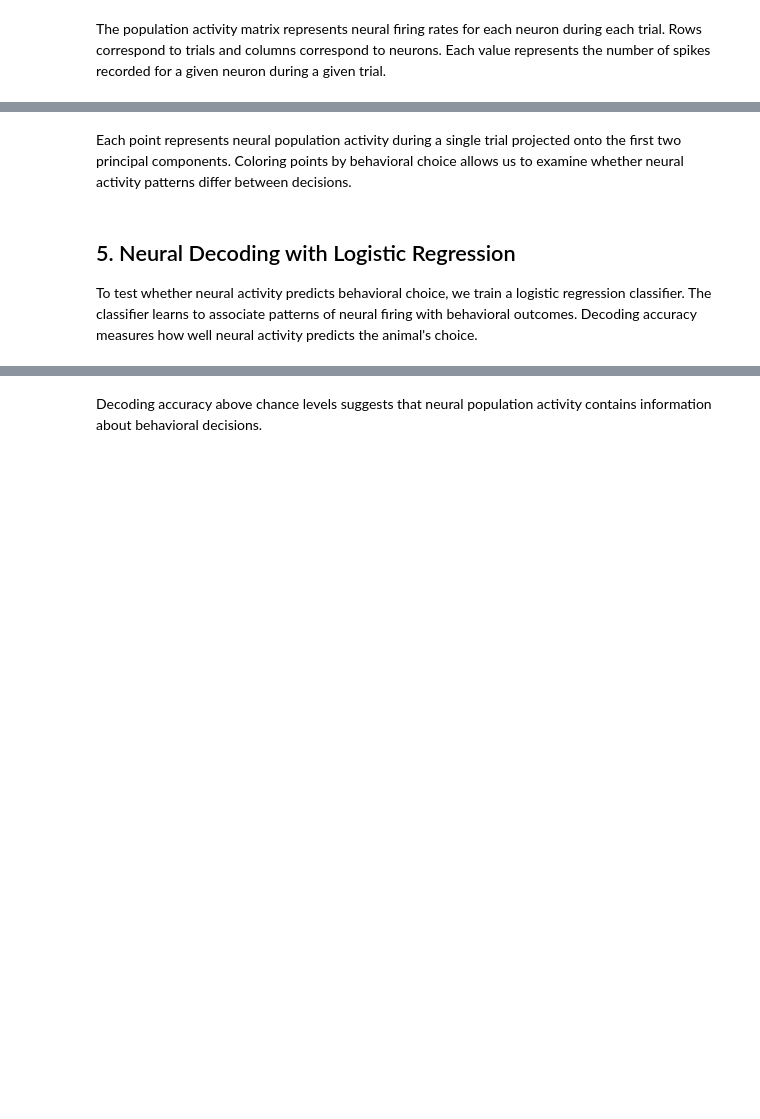
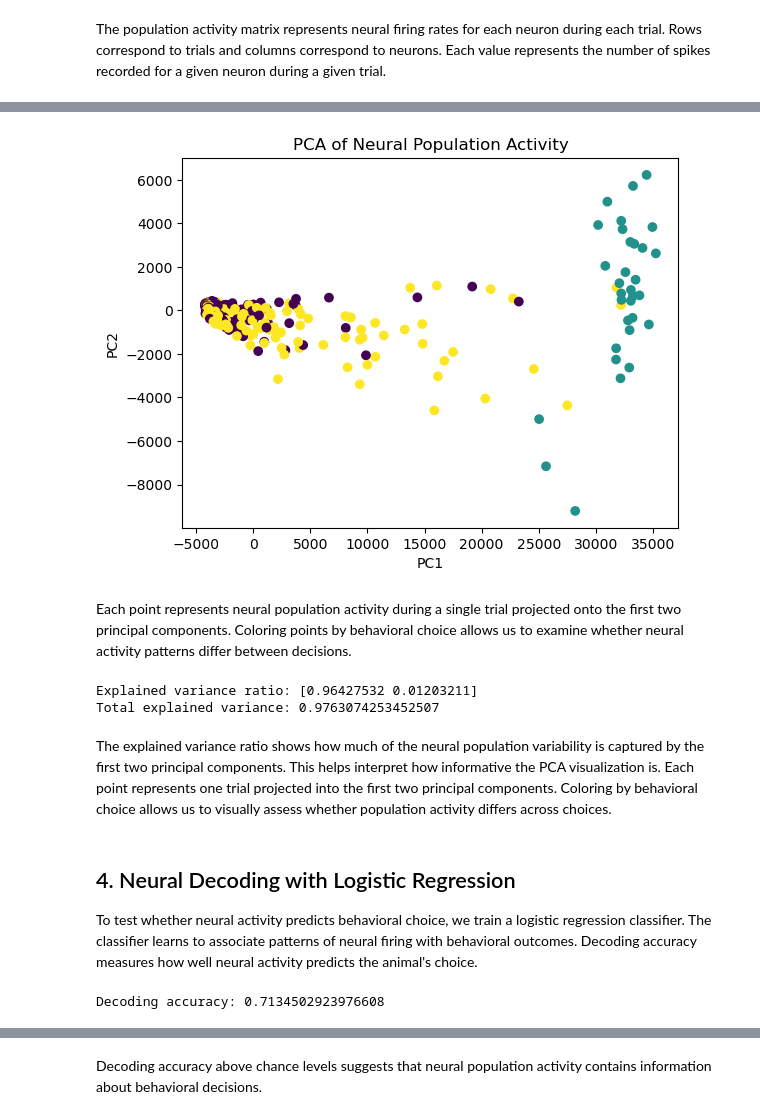
Before and after one commit to ishikanahar/Bipn162FinalProject, a Jupyter notebook: notebooks/neural_decoding_project.ipynb, the cells around one changed output, grey strips where cells are left out. Cells and saved outputs as stored; diff of their text form; code cells hidden in the pictures; blank space fills up the shorter version.

```diff
--- a/notebooks/neural_decoding_project.ipynb
+++ b/notebooks/neural_decoding_project.ipynb
@@ -79,23 +154,35 @@ X = population_matrix.values
 pca = PCA(n_components=2)
 X_pca = pca.fit_transform(X)
 # %%
-plt.scatter(X_pca[:,0], X_pca[:,1], c=trials["choice"])
+plt.scatter(X_pca[:,0], X_pca[:,1], c=y
+            )
 
 plt.xlabel("PC1")
 plt.ylabel("PC2")
 plt.title("PCA of Neural Population Activity")
 plt.show()
+# %% [output]
+[figure, added]
 # %% [markdown]
 Each point represents neural population activity during a single trial projected onto the first two principal components. Coloring points by behavioral choice allows us to examine whether neural activity patterns differ between decisions.
+# %%
+pca = PCA(n_components=2)
+X_pca = pca.fit_transform(X)
+
+print("Explained variance ratio:", pca.explained_variance_ratio_)
+print("Total explained variance:", pca.explained_variance_ratio_.sum())
+# %% [output]
+Explained variance ratio: [0.96427532 0.01203211]
+Total explained variance: 0.9763074253452507
+# %% [markdown]
+The explained variance ratio shows how much of the neural population variability is captured by the first two principal components. This helps interpret how informative the PCA visualization is. Each point represents one trial projected into the first two principal components. Coloring by behavioral choice allows us to visually assess whether population activity differs across choices.
 # %% [markdown]
-## 5. Neural Decoding with Logistic Regression
+## 4. Neural Decoding with Logistic Regression
 
 To test whether neural activity predicts behavioral choice, we train a logistic regression classifier. The classifier learns to associate patterns of neural firing with behavioral outcomes. Decoding accuracy measures how well neural activity predicts the animal's choice.
 # %%
-y = trials["choice"]
-
 X_train, X_test, y_train, y_test = train_test_split(
-    population_matrix, y, test_size=0.3
+    X, y, test_size=0.3, random_state=42
 )
 
 model = LogisticRegression(max_iter=1000)
@@ -106,6 +193,8 @@ predictions = model.predict(X_test)
 accuracy = accuracy_score(y_test, predictions)
 
 print("Decoding accuracy:", accuracy)
+# %% [output]
+Decoding accuracy: 0.7134502923976608
 # %%
 plt.bar(["Decoder Accuracy"], [accuracy])
 
```
Also changed, not shown: parts of 38 cells of this notebook, 1 other file.
